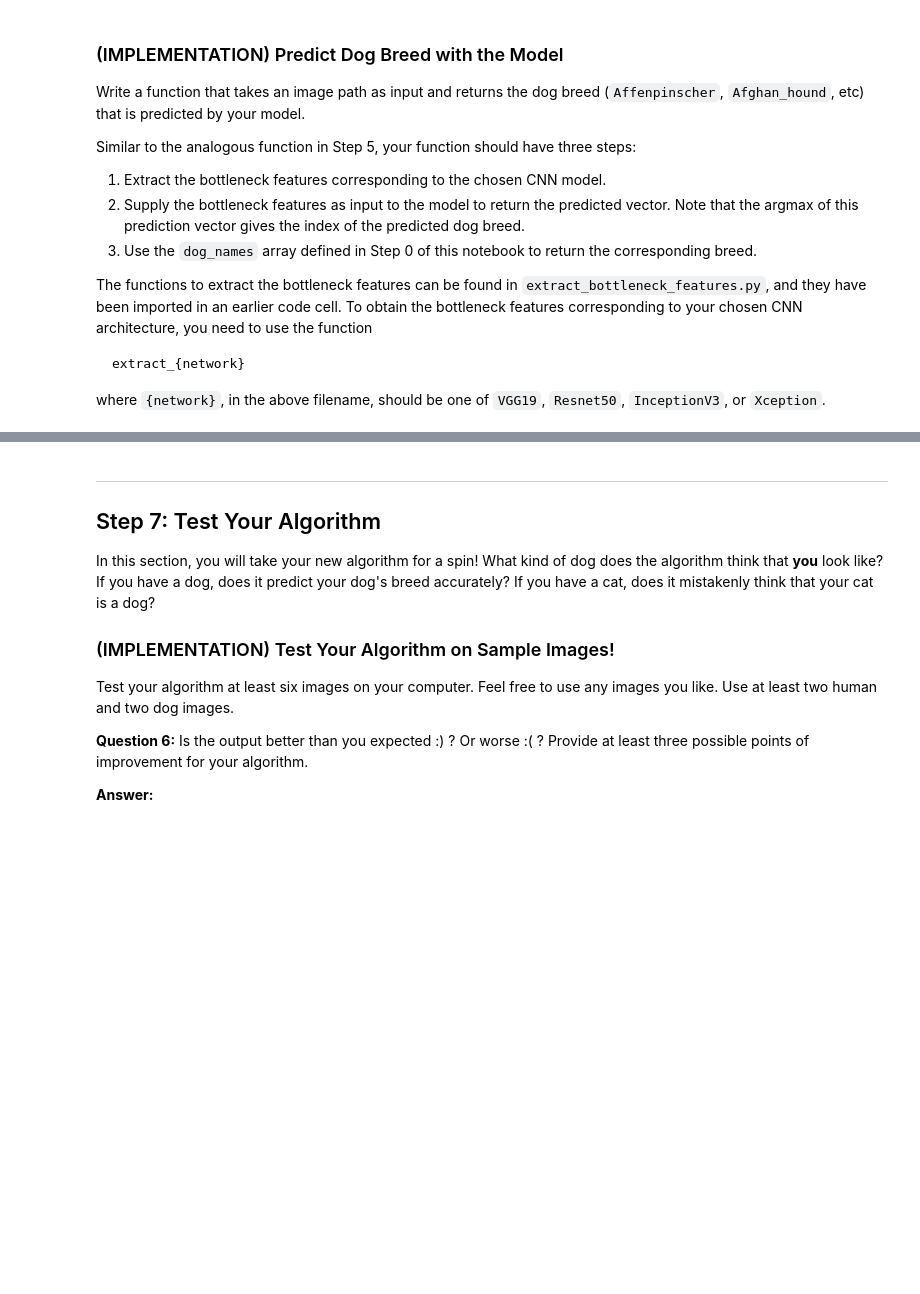
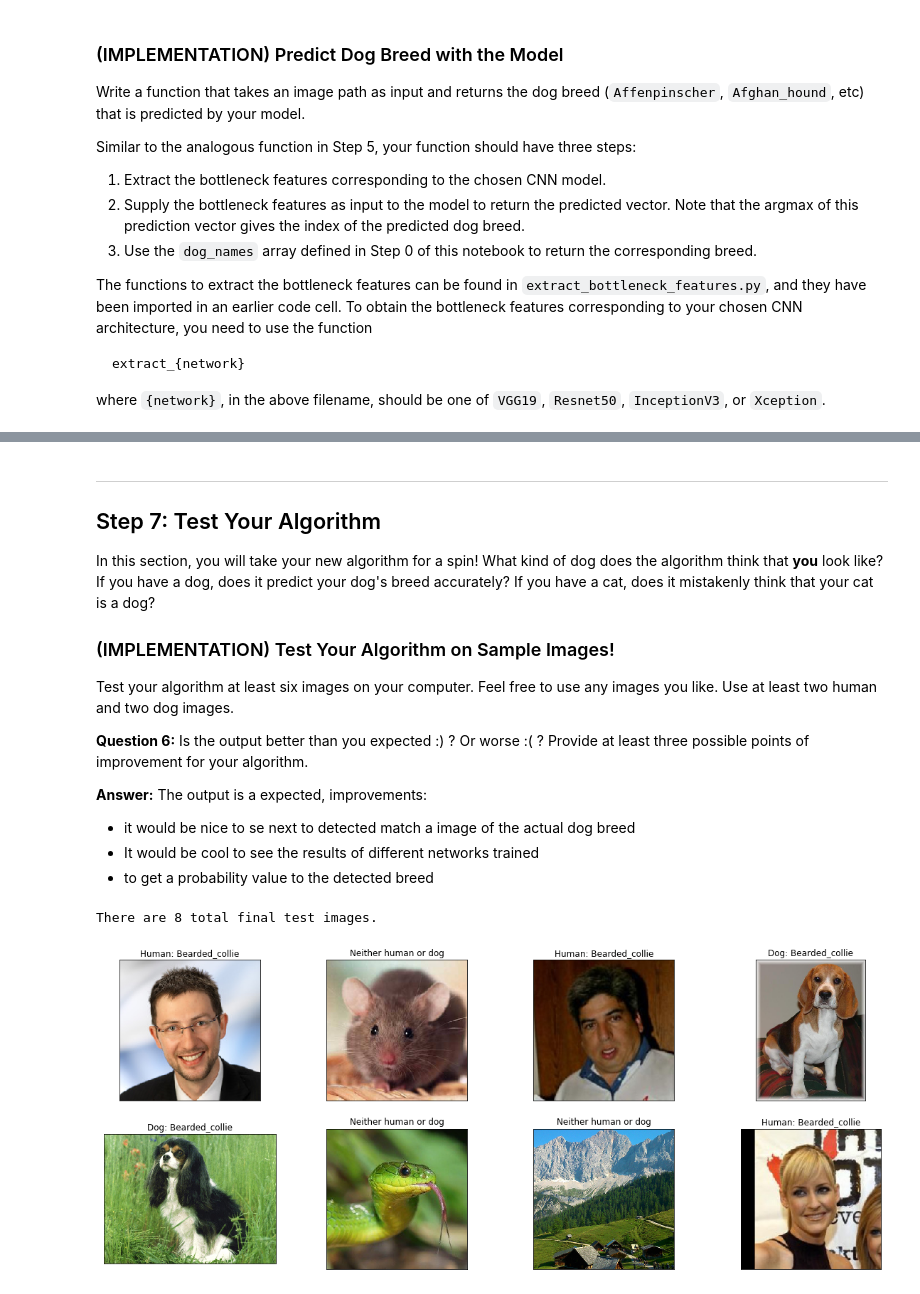
Before and after one commit to maxbader/dog-project, a Jupyter notebook: dog_app.ipynb, the cells around one changed output, grey strips where cells are left out. Cells and saved outputs as stored; diff of their text form; code cells hidden in the pictures; blank space fills up the shorter version.

```diff
--- a/dog_app.ipynb
+++ b/dog_app.ipynb
@@ -653,6 +822,13 @@ Some sample output for our algorithm is provided below, but feel free to design
 # %%
 ### TODO: Write your algorithm.
 ### Feel free to use as many code cells as needed.
+def estimateDogBreed(img_path):
+    if face_detector(img_path) :
+        return "Human: " + getDogBreed(img_path)
+    elif dog_detector(img_path) :
+        return "Dog: " + getDogBreed(img_path)
+    else :
+        return "Neither human or dog"
 # %% [markdown]
 ---
 <a id='step7'></a>
@@ -666,4 +842,8 @@ Test your algorithm at least six images on your computer.  Feel free to use any
 
 __Question 6:__ Is the output better than you expected :) ?  Or worse :( ?  Provide at least three possible points of improvement for your algorithm.
 
-__Answer:__
+__Answer:__ The output is a expected,
+improvements:
+- it would be nice to se next to detected match a image of the actual dog breed
+- It would be cool to see the results of different networks trained
+- to get a probability value to the detected breed
@@ -673,0 +850,21 @@ __Answer:__
+# %%
+## TODO: Execute your algorithm from Step 6 on
+## at least 6 images on your computer.
+## Feel free to use as many code cells as needed.
+# plot a random sample of test images, their predicted labels, and ground truth
+fig = plt.figure(figsize=(20, 8))
+
+# load filenames in shuffled human dataset
+final_test_files = np.array(glob("demo/*"))
+
+# print statistics about the dataset
+print('There are %d total final test images.' % len(final_test_files))
+
+for i, img_path in enumerate(final_test_files):
+    ax = fig.add_subplot(2, 4, i + 1, xticks=[], yticks=[])
+    img = cv2.cvtColor(cv2.imread(img_path), cv2.COLOR_BGR2RGB)
+    ax.imshow(img)
+    ax.set_title(estimateDogBreed(img_path))
+# %% [output]
+There are 8 total final test images.
+[figure, added]
```
Also changed, not shown: parts of 28 cells of this notebook, 8 other files.
